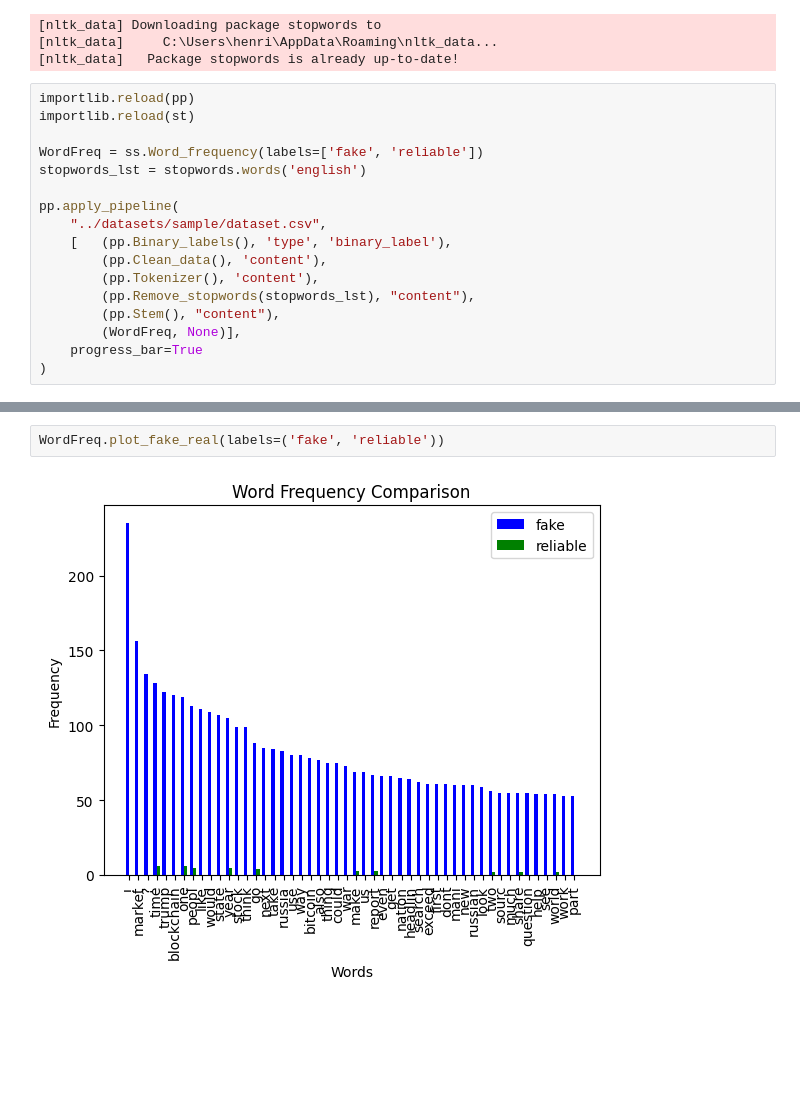
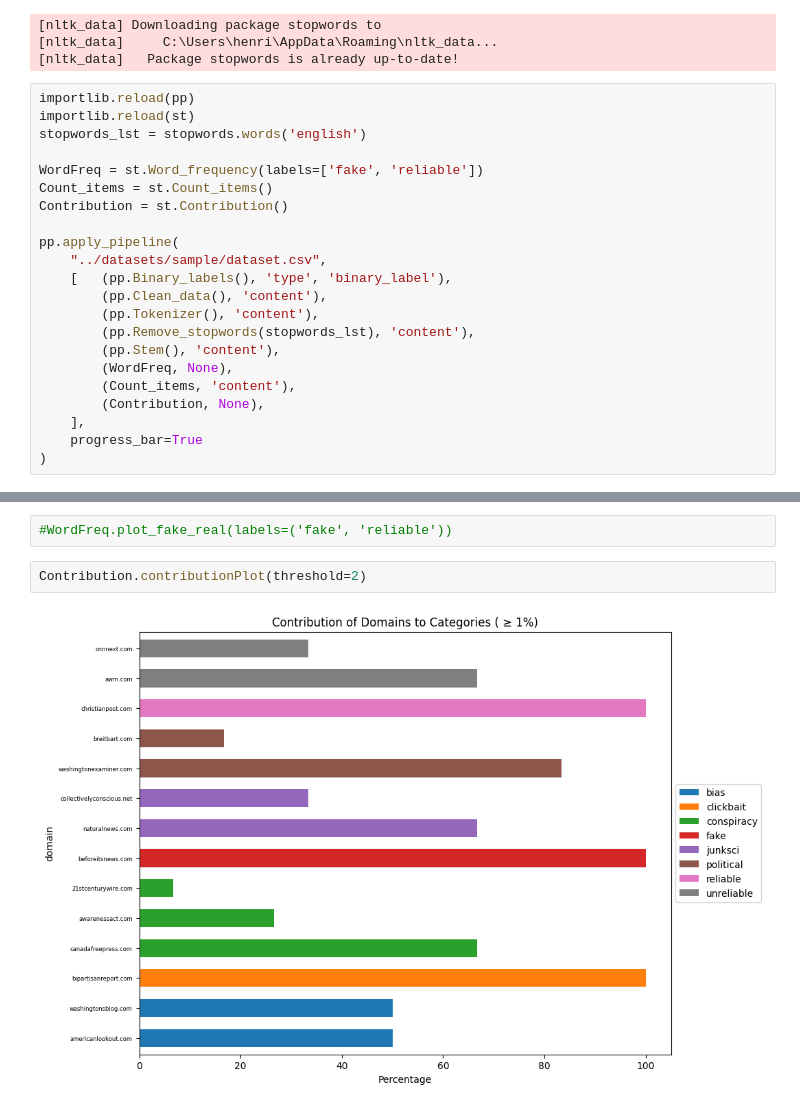
Before and after one commit to henrikdchristensen/DIKU-DS-Exam-FakeNewsDetection, a Jupyter notebook: src/bookhc.ipynb, the cells around one changed output, grey strips where cells are left out. Saved outputs shown, nothing was run; the diff lists cells and outputs as text; blank space fills up the shorter version.

Commit message:
add Contribution

```diff
--- a/src/bookhc.ipynb
+++ b/src/bookhc.ipynb
@@ -43,18 +43,23 @@ import math
 # %%
 importlib.reload(pp)
 importlib.reload(st)
+stopwords_lst = stopwords.words('english')
 
-WordFreq = ss.Word_frequency(labels=['fake', 'reliable'])
-stopwords_lst = stopwords.words('english')
+WordFreq = st.Word_frequency(labels=['fake', 'reliable'])
+Count_items = st.Count_items()
+Contribution = st.Contribution()
 
 pp.apply_pipeline(
     "../datasets/sample/dataset.csv",
     [   (pp.Binary_labels(), 'type', 'binary_label'),
         (pp.Clean_data(), 'content'),
         (pp.Tokenizer(), 'content'),
-        (pp.Remove_stopwords(stopwords_lst), "content"),
-        (pp.Stem(), "content"),
-        (WordFreq, None)],
+        (pp.Remove_stopwords(stopwords_lst), 'content'),
+        (pp.Stem(), 'content'),
+        (WordFreq, None),
+        (Count_items, 'content'),
+        (Contribution, None),
+    ],
     progress_bar=True
 )
 # %% [output]
@@ -66,4 +69,6 @@ WordFreq.plot_frequency(label=None)
 # %%
-WordFreq.plot_fake_real(labels=('fake', 'reliable'))
+#WordFreq.plot_fake_real(labels=('fake', 'reliable'))
-# %% [output]
-[figure, removed]
+# %%
+Contribution.contributionPlot(threshold=2)
+# %% [output]
+[figure, added]
```
Also changed, not shown: parts of 2 cells of this notebook, 1 other file.
